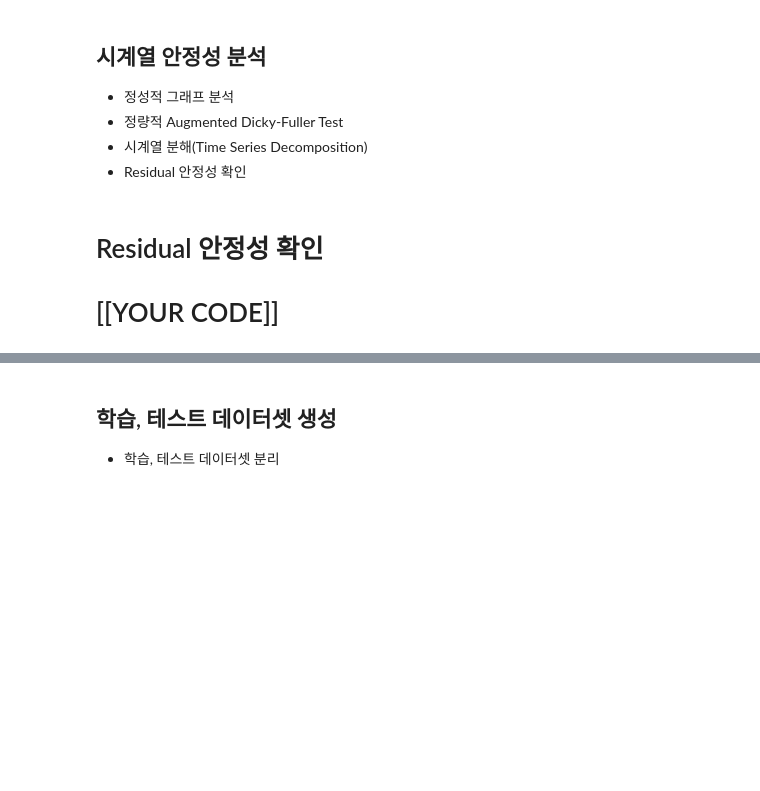
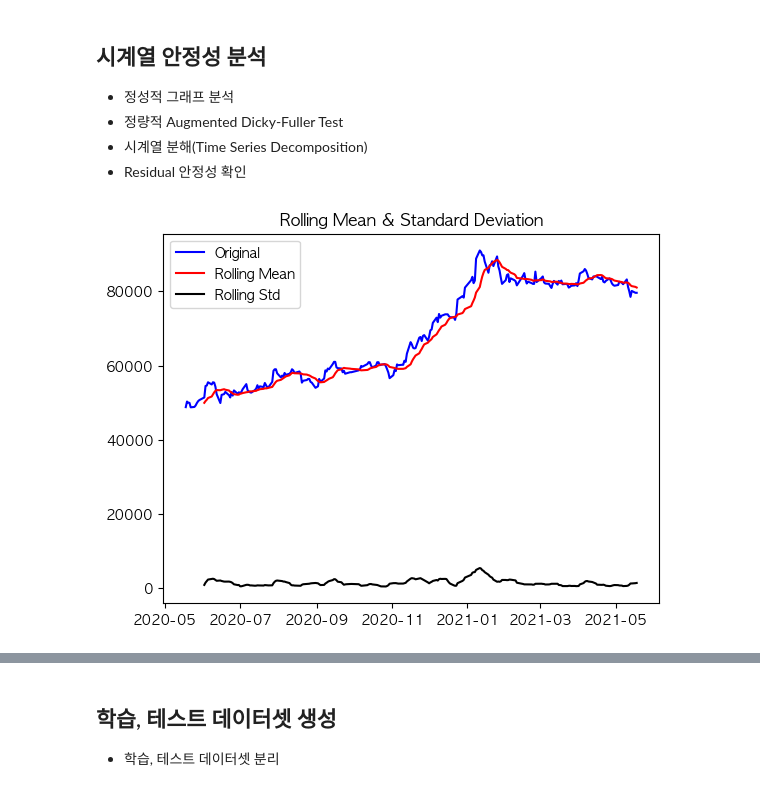
Before and after one commit to feelinppl/Aiffel_RS, a Jupyter notebook: 221216_AIFFEL_EXPL_Project4_ARIMA.ipynb, the cells around one changed output, grey strips where cells are left out. Saved outputs shown, nothing was run; the diff lists cells and outputs as text; code cells hidden in the pictures; blank space fills up the shorter version.

```diff
--- a/221216_AIFFEL_EXPL_Project4_ARIMA.ipynb
+++ b/221216_AIFFEL_EXPL_Project4_ARIMA.ipynb
@@ -53,17 +96,21 @@ NameError: name 'ts' is not defined
 - 정량적 Augmented Dicky-Fuller Test
 - 시계열 분해(Time Series Decomposition)
 - Residual 안정성 확인
+# %%
+def plot_rolling_statistics(timeseries, window=12):
+
+    rolmean = timeseries.rolling(window=window).mean()  # 이동평균 시계열
+    rolstd = timeseries.rolling(window=window).std()    # 이동표준편차 시계열
+
+     # 원본시계열, 이동평균, 이동표준편차를 plot으로 시각화해 본다.
+    orig = plt.plot(timeseries, color='blue',label='Original')
+    mean = plt.plot(rolmean, color='red', label='Rolling Mean')
+    std = plt.plot(rolstd, color='black', label='Rolling Std')
+    plt.legend(loc='best')
+    plt.title('Rolling Mean & Standard Deviation')
+    plt.show(block=False)
 # %%
 # 정성적 그래프 분석
-plot_rolling_statistics(ts_log, window=12)
-
-#정량적 Augmented Dicky-Fuller Test
-augmented_dickey_fuller_test(ts_log)
-
-#시계열 분해 (Time Series Decomposition)
-from statsmodels.tsa.seasonal import seasonal_decompose
-decomposition = seasonal_decompose(ts_log, model='multiplicative', period = 30)
-# [[YOUR CODE]]
+plot_rolling_statistics(ts, window=12)
+# %% [output]
+[figure, added]
-# %% [markdown]
-# Residual 안정성 확인
-# [[YOUR CODE]]
```
Also changed, not shown: parts of 46 cells of this notebook.
